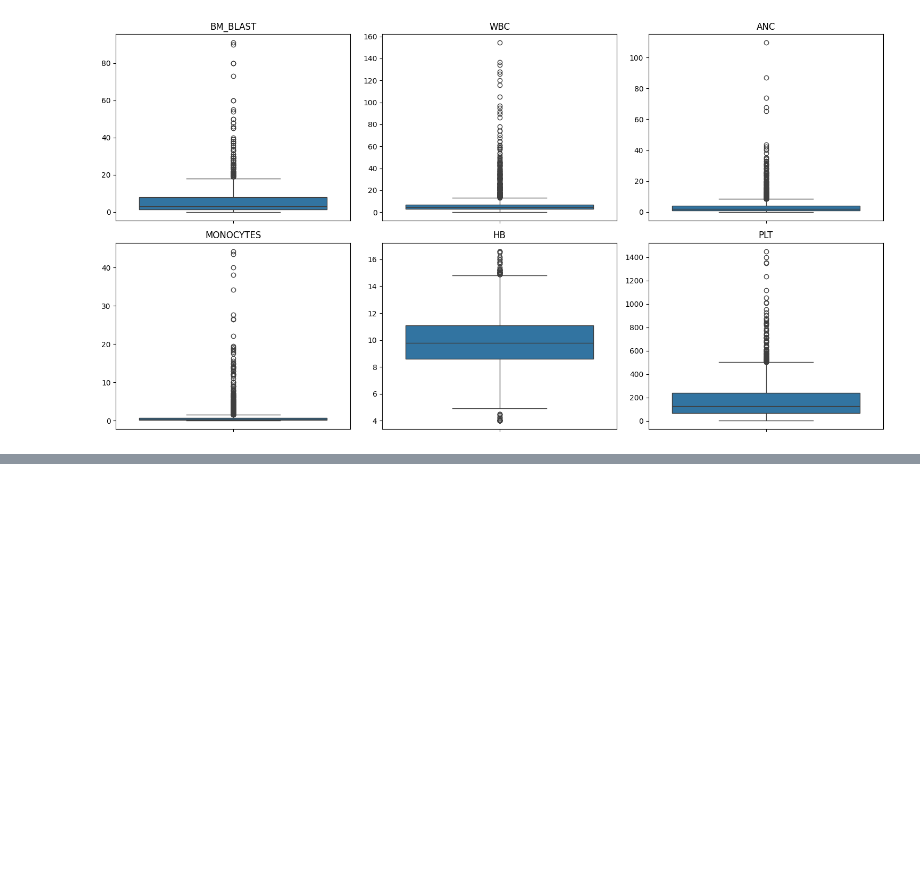
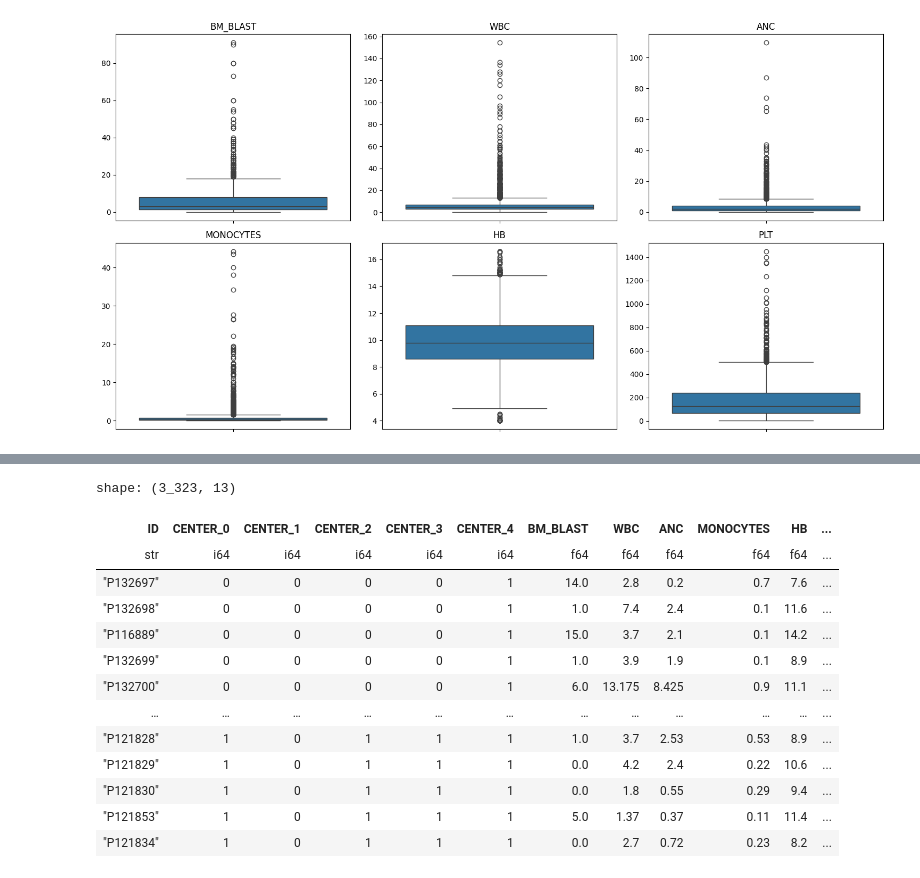
Before and after one commit to motawassimlahmadi/leukemia-survival-analysis, a Jupyter notebook: notebooks/DataPrep.ipynb, the cells around one changed output, grey strips where cells are left out. Drawn from its saved outputs; the diff is of its cells as text; code cells hidden in the pictures; blank space fills up the shorter version.

```diff
--- a/notebooks/DataPrep.ipynb
+++ b/notebooks/DataPrep.ipynb
@@ -231,0 +262,28 @@ Number of outliers in column : PLT is : 14
+# %%
+import category_encoders as ce
+
+df_pd = df.to_pandas()
+
+encoder = ce.BinaryEncoder(cols=["CENTER"])
+df_encoded = encoder.fit_transform(df_pd)
+
+df = pl.from_pandas(df_encoded)
+
+df
+
+# On encode avec le binary encoder car il n'intorduit pas d'ordre artificiel + n'explose pas le nombre de colonne + correct pour bcp de categories !
+# %% [output]
+shape: (3_323, 13)
+| ID | CENTER_0 | CENTER_1 | CENTER_2 | CENTER_3 | CENTER_4 | BM_BLAST | WBC | ANC | MONOCYTES | HB | ... |
+| str | i64 | i64 | i64 | i64 | i64 | f64 | f64 | f64 | f64 | f64 | ... |
+| "P132697" | 0 | 0 | 0 | 0 | 1 | 14.0 | 2.8 | 0.2 | 0.7 | 7.6 | ... |
+| "P132698" | 0 | 0 | 0 | 0 | 1 | 1.0 | 7.4 | 2.4 | 0.1 | 11.6 | ... |
+| "P116889" | 0 | 0 | 0 | 0 | 1 | 15.0 | 3.7 | 2.1 | 0.1 | 14.2 | ... |
+| "P132699" | 0 | 0 | 0 | 0 | 1 | 1.0 | 3.9 | 1.9 | 0.1 | 8.9 | ... |
+| "P132700" | 0 | 0 | 0 | 0 | 1 | 6.0 | 13.175 | 8.425 | 0.9 | 11.1 | ... |
+| … | … | … | … | … | … | … | … | … | … | … | ... |
+| "P121828" | 1 | 0 | 1 | 1 | 1 | 1.0 | 3.7 | 2.53 | 0.53 | 8.9 | ... |
+| "P121829" | 1 | 0 | 1 | 1 | 1 | 0.0 | 4.2 | 2.4 | 0.22 | 10.6 | ... |
+| "P121830" | 1 | 0 | 1 | 1 | 1 | 0.0 | 1.8 | 0.55 | 0.29 | 9.4 | ... |
+| "P121853" | 1 | 0 | 1 | 1 | 1 | 5.0 | 1.37 | 0.37 | 0.11 | 11.4 | ... |
+| "P121834" | 1 | 0 | 1 | 1 | 1 | 0.0 | 2.7 | 0.72 | 0.23 | 8.2 | ... |
```
Also changed, not shown: parts of 31 cells of this notebook.
